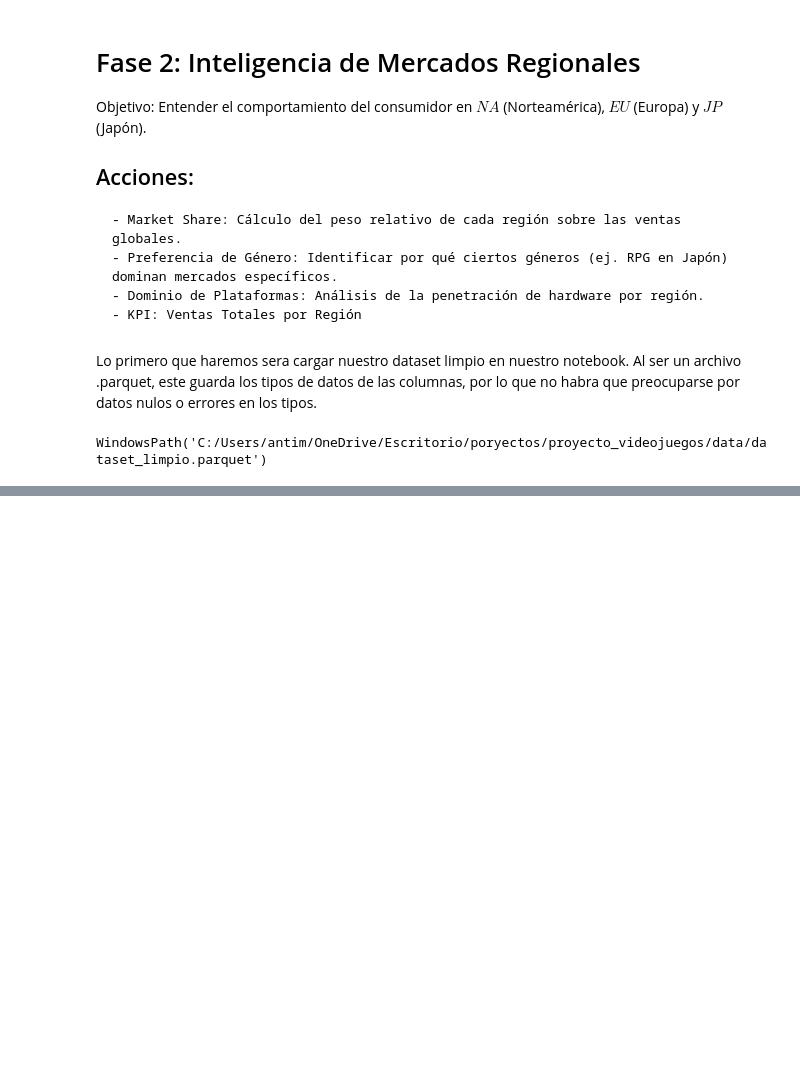
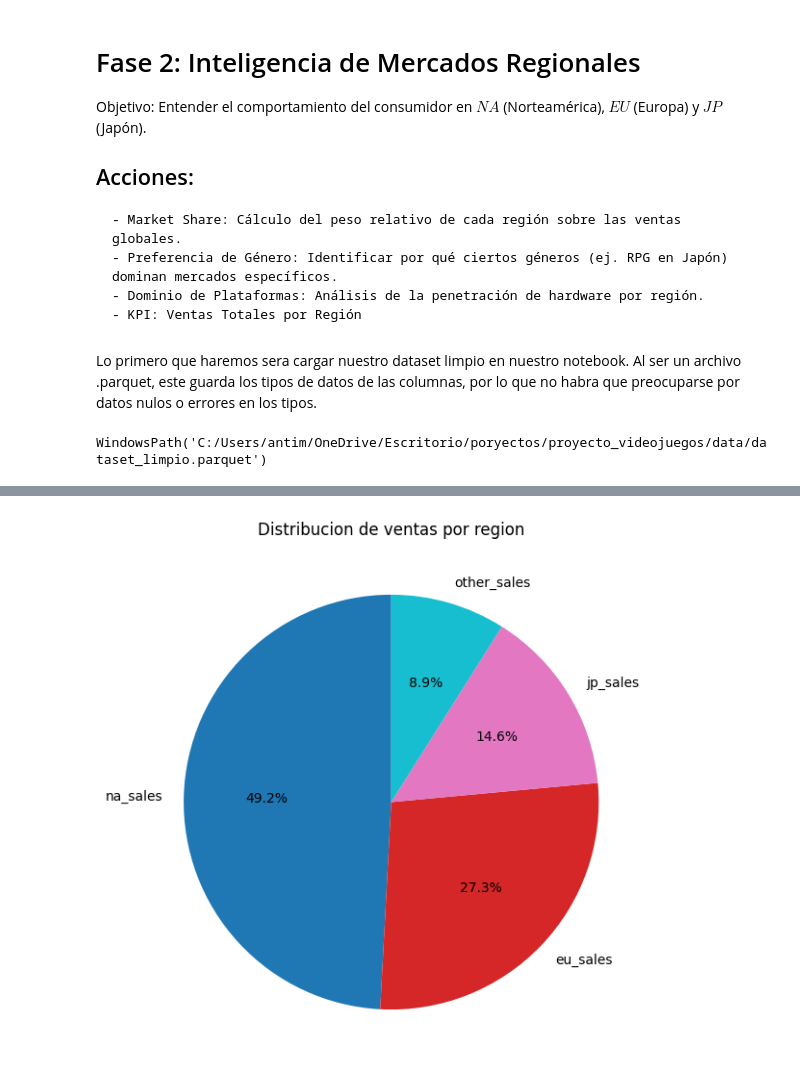
Before and after one commit to sugusConfitados/proyecto_videojuegos, a Jupyter notebook: notebooks/02_regional_analysis.ipynb, the cells around one changed output, grey strips where cells are left out. Cells and saved outputs as stored; diff of their text form; code cells hidden in the pictures; blank space fills up the shorter version.

```diff
--- a/notebooks/02_regional_analysis.ipynb
+++ b/notebooks/02_regional_analysis.ipynb
@@ -30,0 +61,4 @@ data.head(4)
+# %%
+total_ventas_por_region = data[['na_sales',	'eu_sales',	'jp_sales',	'other_sales']].sum()
+
+display(total_ventas_por_region)
@@ -30,0 +90,18 @@ data.head(4)
+# %%
+#importamos la dependencia
+import matplotlib.pyplot as plt
+
+# defininmos el size de la figura
+plt.figure(figsize=(7,7))
+
+# autopct='%1.1f%%' le dice a matplotlib que calcule y muestre los porcentajes
+total_ventas_por_region.plot(kind='pie', autopct='%1.1f%%', startangle=90,
+                             cmap='tab10')
+# definimos un titulo
+plt.title("Distribucion de ventas por region")
+#ocultamos la etiqueta del eje y
+plt.ylabel('')
+# mostrmaos el grafico
+plt.show()
+# %% [output]
+[figure, added]
```
Also changed, not shown: parts of 9 cells of this notebook.
